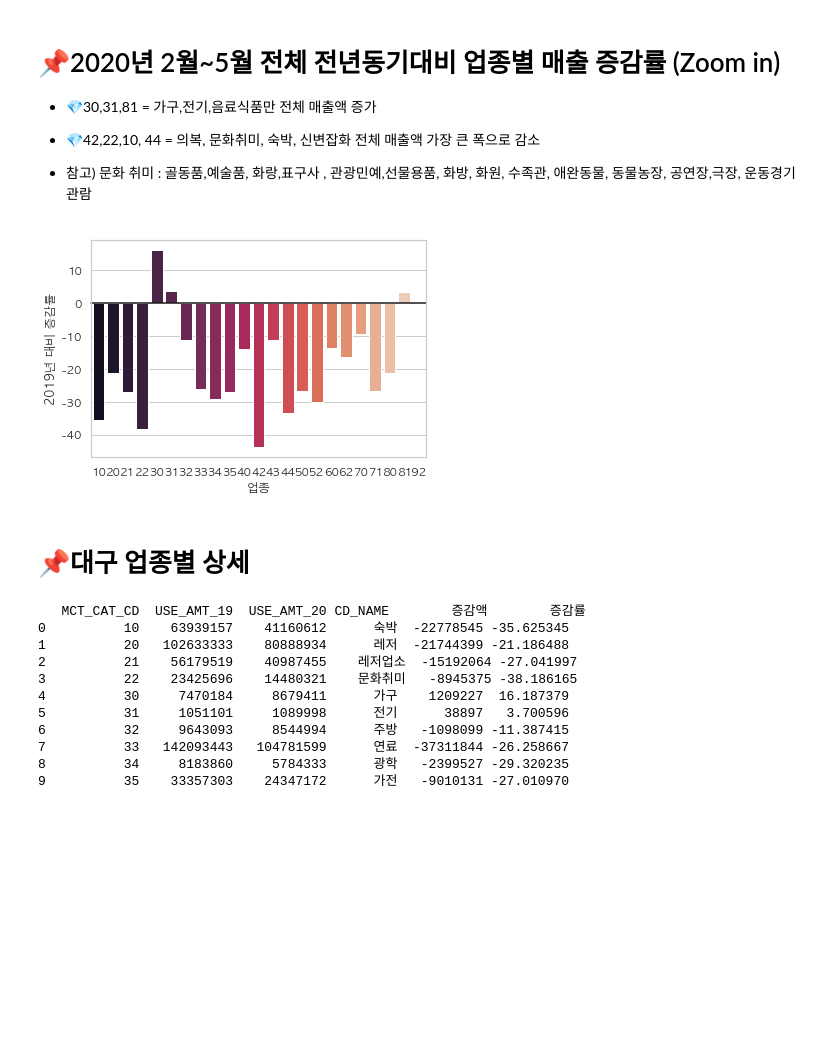
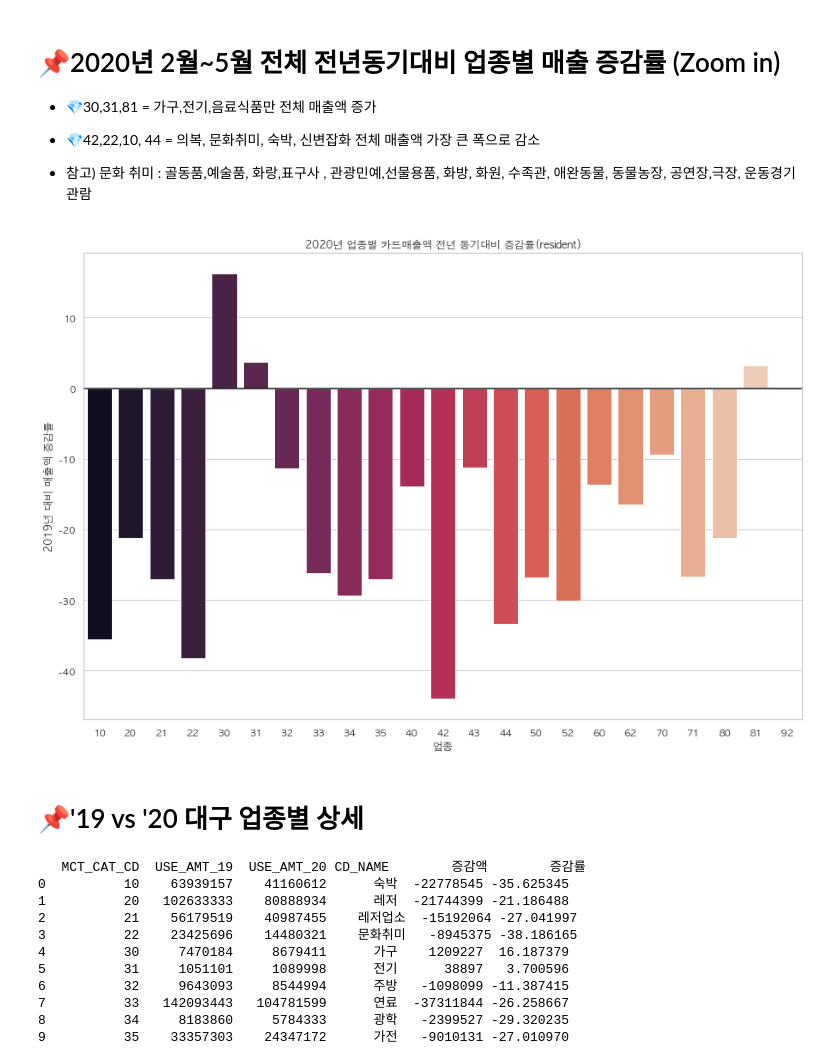
Before and after one commit to yekyung2/AOAS_data, a Jupyter notebook: resident_card.ipynb, the cells around one changed output. Cells and saved outputs as stored; diff of their text form; code cells hidden in the pictures; blank space fills up the shorter version.

```diff
--- a/resident_card.ipynb
+++ b/resident_card.ipynb
@@ -268,18 +261,19 @@ plt.show()
 * 💎42,22,10, 44 = 의복, 문화취미, 숙박, 신변잡화 전체 매출액 가장 큰 폭으로 감소
 * 참고) 문화 취미 : 골동품,예술품, 화랑,표구사 , 관광민예,선물용품, 화방, 화원, 수족관, 애완동물, 동물농장, 공연장,극장, 운동경기관람
 # %%
-f,ax  = plt.subplots()
+f,ax  = plt.subplots(figsize=(15,10))
 
 sns.barplot(field_by_amt["MCT_CAT_CD"],field_by_amt["증감률"],palette="rocket", ax=ax)
 ax.set_xlabel("업종")
-ax.set_ylabel("2019년 대비 증감률")
+ax.set_ylabel("2019년 대비 매출액 증감률")
+ax.set_title("2020년 업종별 카드매출액 전년 동기대비 증감률(resident)")
 ax.axhline(0,color="k",clip_on=False)
 
 plt.show()
 # %% [output]
-[figure, old version]
+[figure, new version]
 # %% [markdown]
-# 📌대구 업종별 상세
+# 📌'19 vs '20 대구 업종별 상세
 # %%
 #2020년 중 대구만 추출
 dg_cd =[110,260]
```
Also changed, not shown: parts of 18 cells of this notebook.
